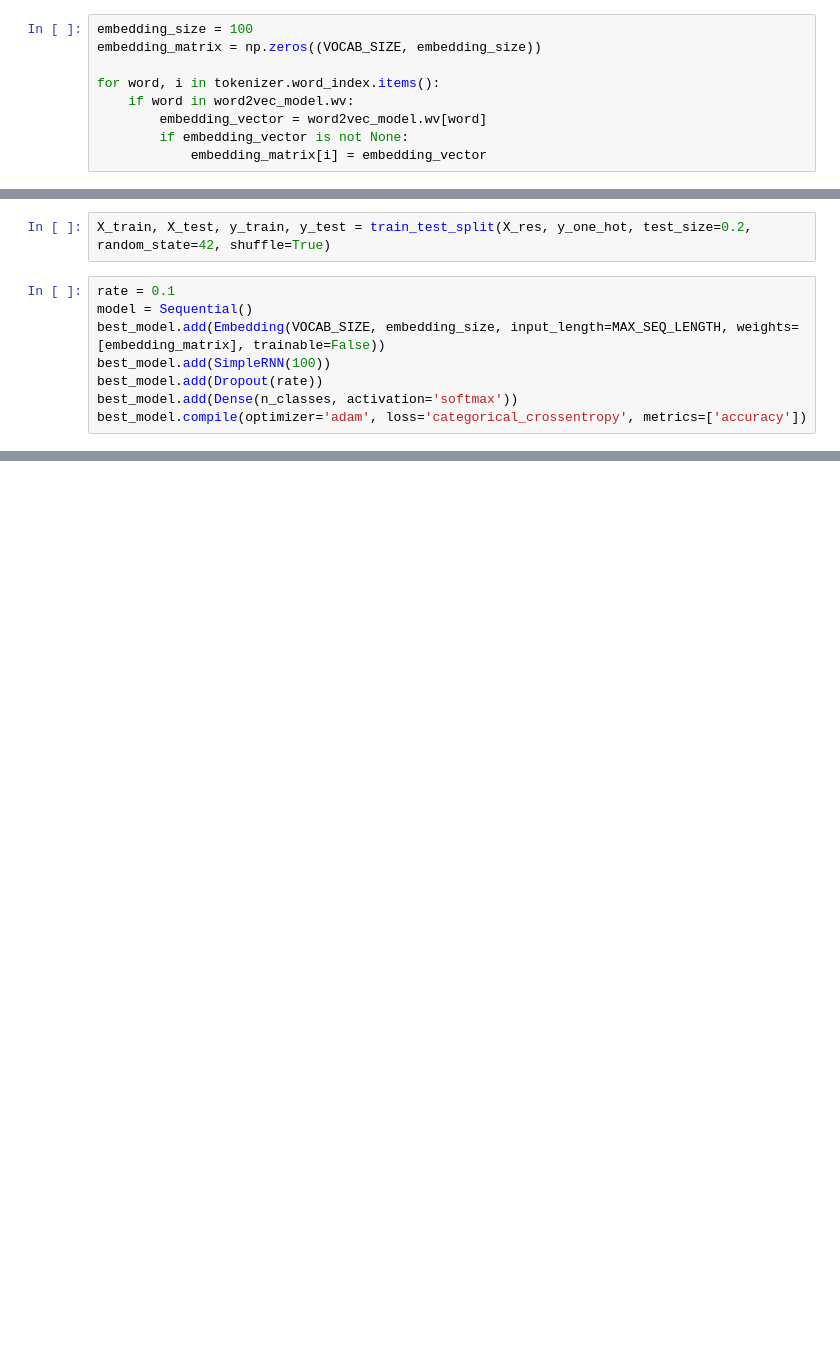
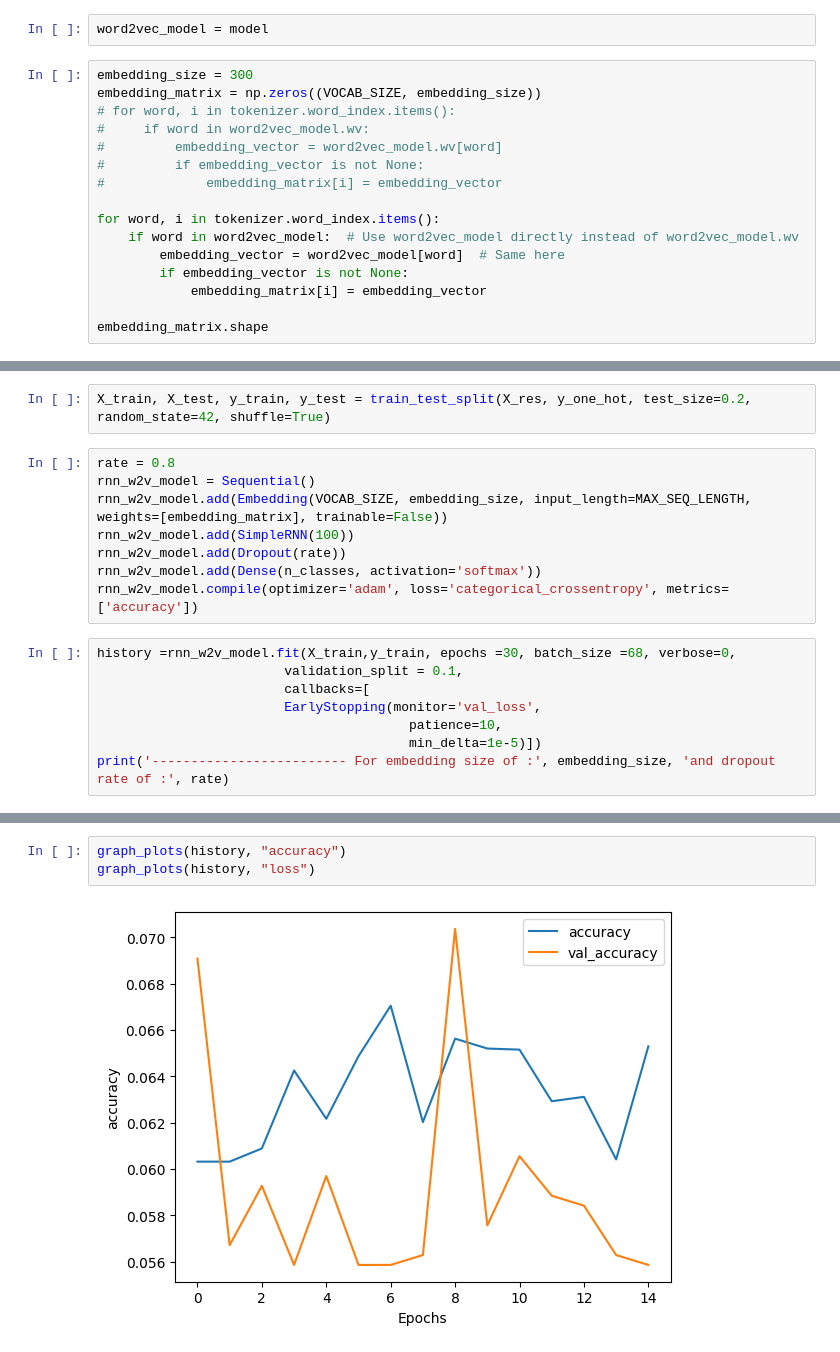
Before and after one commit to daneshvar-amrollahi/mbti-cs229, a Jupyter notebook: Rnn_word2vec.ipynb, the cells around one changed output, grey strips where cells are left out. Drawn from its saved outputs; the diff is of its cells as text; blank space fills up the shorter version.

```diff
--- a/Rnn_word2vec.ipynb
+++ b/Rnn_word2vec.ipynb
@@ -95,9 +113,18 @@ NameError: name 'word2vec_model' is not defined
+# %%
+word2vec_model = model
 # %%
-embedding_size = 100
+embedding_size = 300
 embedding_matrix = np.zeros((VOCAB_SIZE, embedding_size))
+# for word, i in tokenizer.word_index.items():
+#     if word in word2vec_model.wv:
+#         embedding_vector = word2vec_model.wv[word]
+#         if embedding_vector is not None:
+#             embedding_matrix[i] = embedding_vector
 
 for word, i in tokenizer.word_index.items():
-    if word in word2vec_model.wv:
-        embedding_vector = word2vec_model.wv[word]
+    if word in word2vec_model:  # Use word2vec_model directly instead of word2vec_model.wv
+        embedding_vector = word2vec_model[word]  # Same here
         if embedding_vector is not None:
             embedding_matrix[i] = embedding_vector
+
+embedding_matrix.shape
@@ -107,10 +160,18 @@ n_classes = y_one_hot.shape[1]
 # %%
 X_train, X_test, y_train, y_test = train_test_split(X_res, y_one_hot, test_size=0.2, random_state=42, shuffle=True)
 # %%
-rate = 0.1
-model = Sequential()
-best_model.add(Embedding(VOCAB_SIZE, embedding_size, input_length=MAX_SEQ_LENGTH, weights=[embedding_matrix], trainable=False))
-best_model.add(SimpleRNN(100))
-best_model.add(Dropout(rate))
-best_model.add(Dense(n_classes, activation='softmax'))
-best_model.compile(optimizer='adam', loss='categorical_crossentropy', metrics=['accuracy'])
+rate = 0.8
+rnn_w2v_model = Sequential()
+rnn_w2v_model.add(Embedding(VOCAB_SIZE, embedding_size, input_length=MAX_SEQ_LENGTH, weights=[embedding_matrix], trainable=False))
+rnn_w2v_model.add(SimpleRNN(100))
+rnn_w2v_model.add(Dropout(rate))
+rnn_w2v_model.add(Dense(n_classes, activation='softmax'))
+rnn_w2v_model.compile(optimizer='adam', loss='categorical_crossentropy', metrics=['accuracy'])
+# %%
+history =rnn_w2v_model.fit(X_train,y_train, epochs =30, batch_size =68, verbose=0,
+                        validation_split = 0.1,
+                        callbacks=[
+                        EarlyStopping(monitor='val_loss',
+                                        patience=10,
+                                        min_delta=1e-5)])
+print('------------------------- For embedding size of :', embedding_size, 'and dropout rate of :', rate)
@@ -116,0 +185,5 @@ best_model.compile(optimizer='adam', loss='categorical_crossentropy', metrics=['
+# %%
+graph_plots(history, "accuracy")
+graph_plots(history, "loss")
+# %% [output]
+[figure, added]
```
Also changed, not shown: parts of 47 cells of this notebook, 3 other files.
